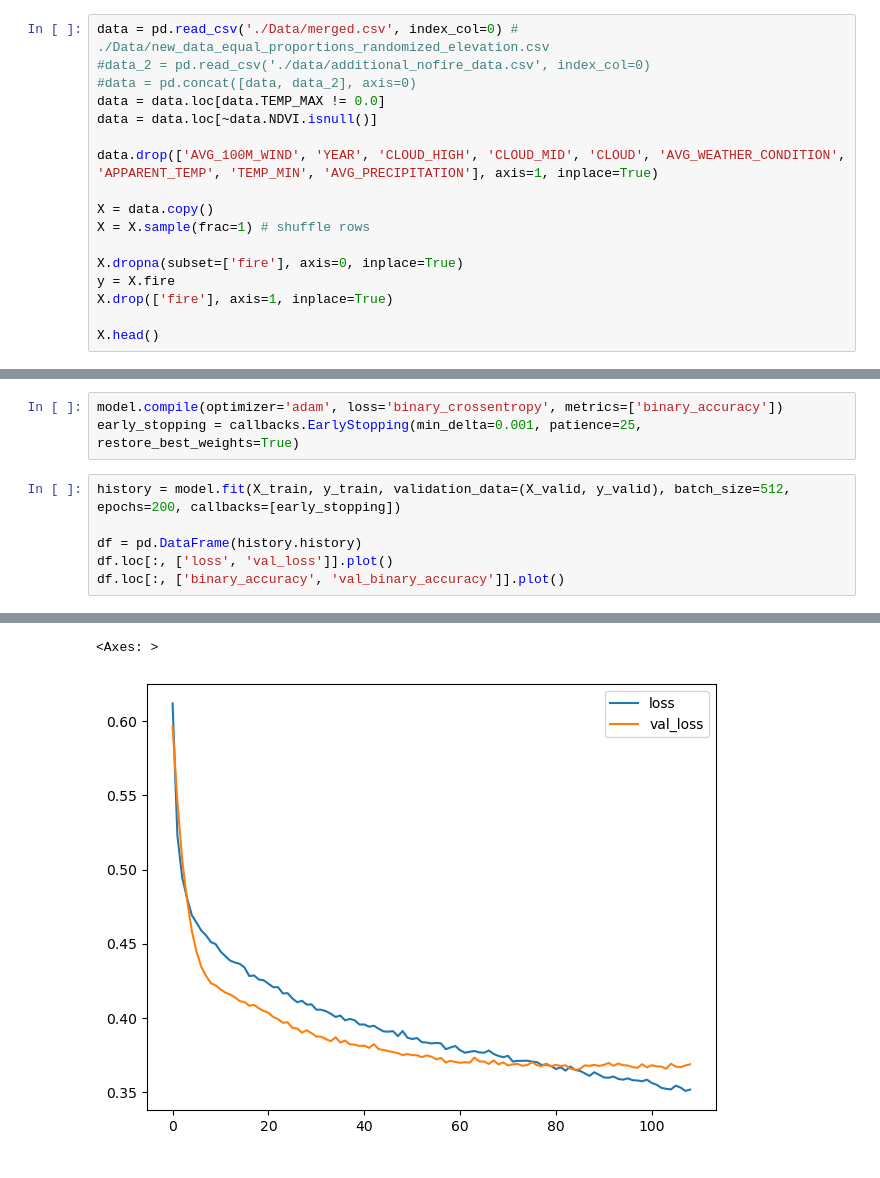
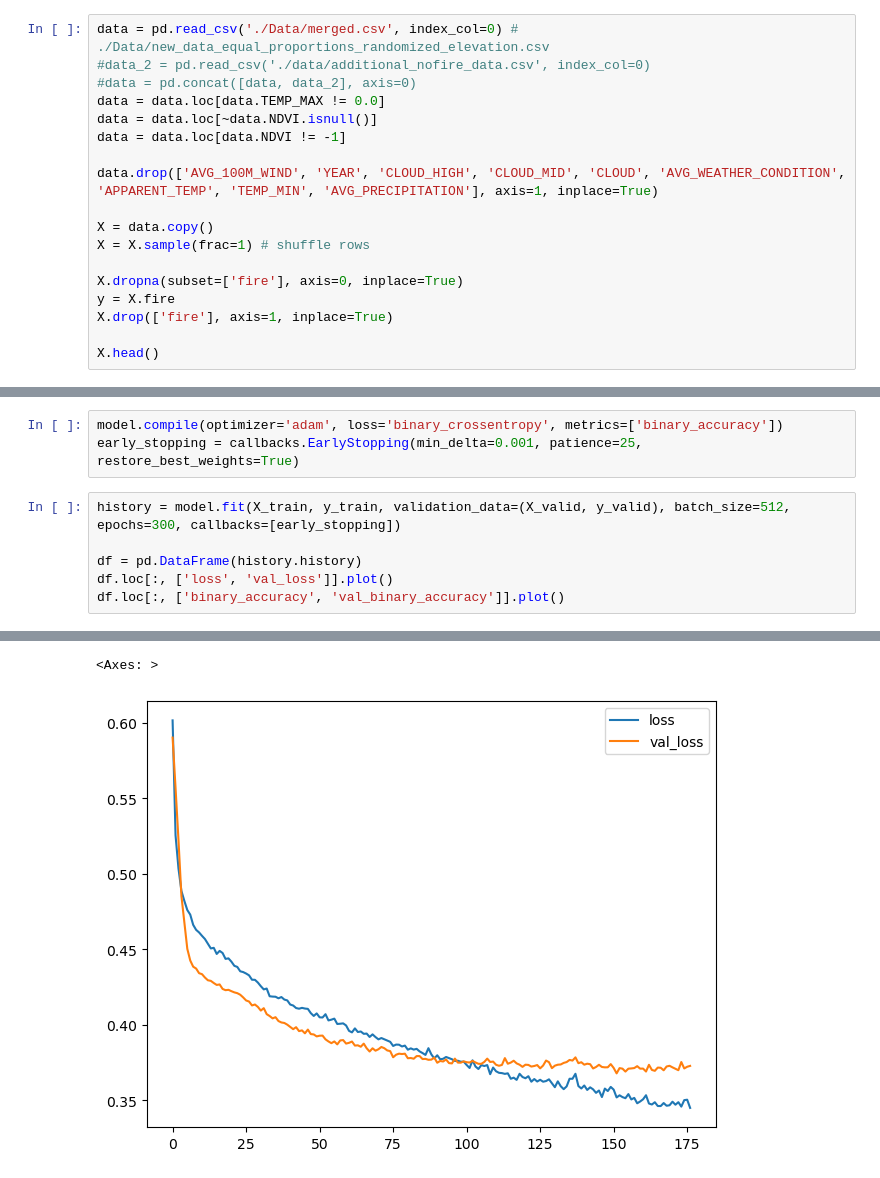
Before and after one commit to BrandonVH/Wildfire_Classification_Model, a Jupyter notebook: MODEL_TRAINING_RNN.ipynb, the cells around one changed output, grey strips where cells are left out. Cells and saved outputs as stored; diff of their text form.

```diff
--- a/MODEL_TRAINING_RNN.ipynb
+++ b/MODEL_TRAINING_RNN.ipynb
@@ -47,6 +47,7 @@ data = pd.read_csv('./Data/merged.csv', index_col=0) # ./Data/new_data_equal_pro
 #data = pd.concat([data, data_2], axis=0)
 data = data.loc[data.TEMP_MAX != 0.0]
 data = data.loc[~data.NDVI.isnull()]
+data = data.loc[data.NDVI != -1]
 
 data.drop(['AVG_100M_WIND', 'YEAR', 'CLOUD_HIGH', 'CLOUD_MID', 'CLOUD', 'AVG_WEATHER_CONDITION', 'APPARENT_TEMP', 'TEMP_MIN', 'AVG_PRECIPITATION'], axis=1, inplace=True)
 
@@ -125,7 +126,7 @@ model = models.Sequential([
 model.compile(optimizer='adam', loss='binary_crossentropy', metrics=['binary_accuracy'])
 early_stopping = callbacks.EarlyStopping(min_delta=0.001, patience=25, restore_best_weights=True)
 # %%
-history = model.fit(X_train, y_train, validation_data=(X_valid, y_valid), batch_size=512, epochs=200, callbacks=[early_stopping])
+history = model.fit(X_train, y_train, validation_data=(X_valid, y_valid), batch_size=512, epochs=300, callbacks=[early_stopping])
 
 df = pd.DataFrame(history.history)
 df.loc[:, ['loss', 'val_loss']].plot()
@@ -151,2 +152,2 @@ Epoch 109/200
 <Axes: >
-[figure, old version]
+[figure, new version]
```
Also changed, not shown: parts of 4 cells of this notebook, 1 other file.
